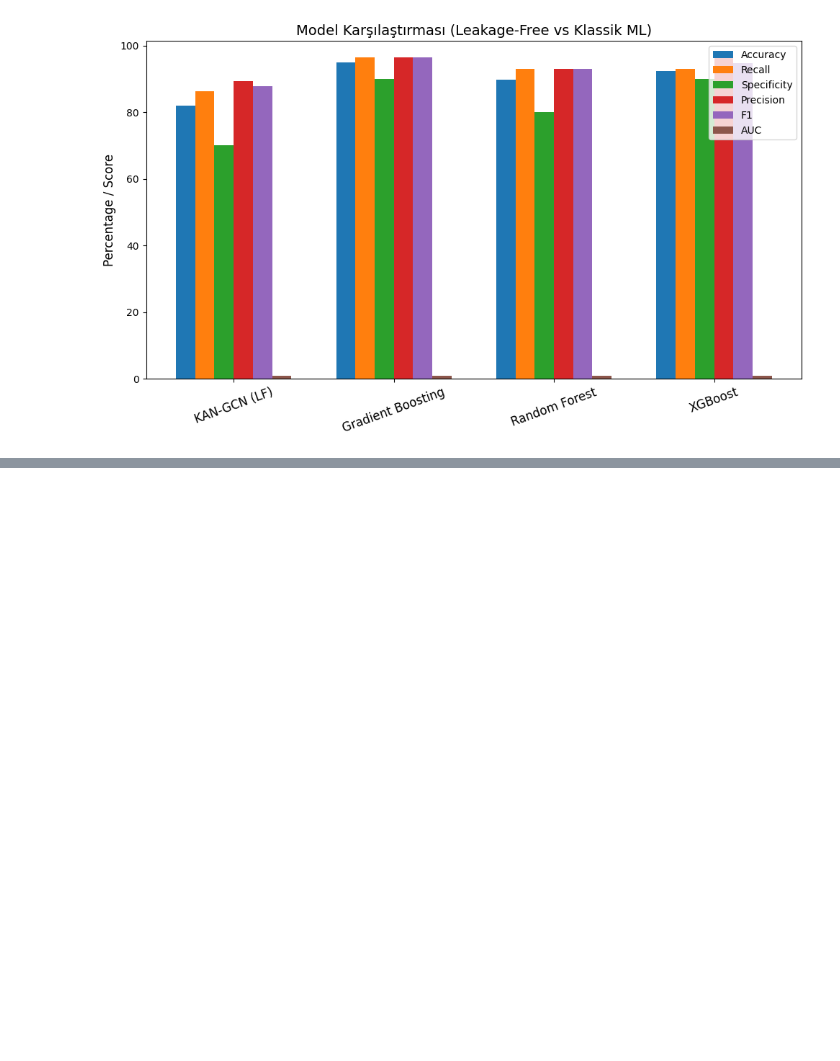
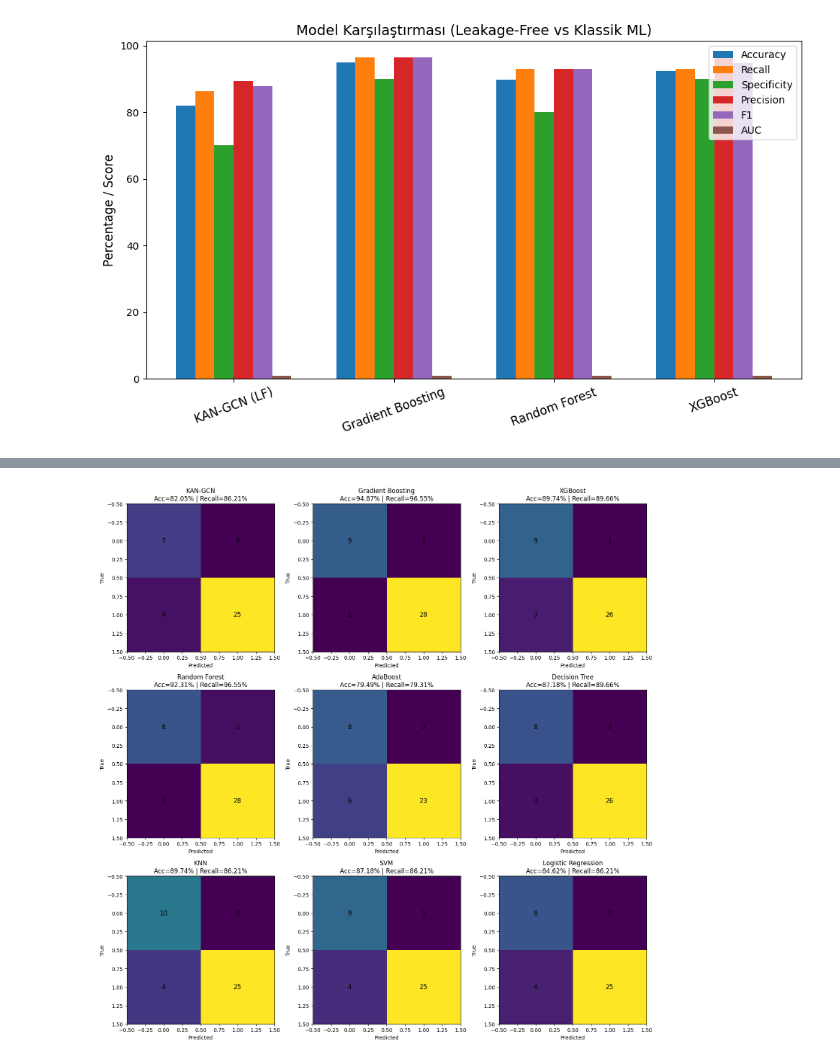
Before and after one commit to HasibeAltuntas06/Parkinson-Voice-Detection, a Jupyter notebook: son.ipynb, the cells around one changed output, grey strips where cells are left out. Cells and saved outputs as stored; diff of their text form; code cells hidden in the pictures; blank space fills up the shorter version.

```diff
--- a/son.ipynb
+++ b/son.ipynb
@@ -1362,0 +1206,35 @@ plt.show()
+# %%
+from sklearn.metrics import confusion_matrix, accuracy_score, recall_score
+import matplotlib.pyplot as plt
+import numpy as np
+
+models_preds = all_models_preds
+
+n_models = len(models_preds)
+cols = 3
+rows = int(np.ceil(n_models / cols))
+
+plt.figure(figsize=(15, 5 * rows))
+
+for i, (name, (preds, probs)) in enumerate(models_preds.items()):
+    cm = confusion_matrix(y_te_true, preds)
+
+    acc = accuracy_score(y_te_true, preds)*100
+    rec = recall_score(y_te_true, preds)*100
+
+    plt.subplot(rows, cols, i+1)
+    plt.imshow(cm)
+
+    plt.title(f"{name}\nAcc={acc:.2f}% | Recall={rec:.2f}%")
+
+    plt.xlabel("Predicted")
+    plt.ylabel("True")
+
+    for x in range(2):
+        for y in range(2):
+            plt.text(y, x, cm[x, y], ha="center", va="center", fontsize=12)
+
+plt.tight_layout()
+plt.show()
+# %% [output]
+[figure, added]
```
Also changed, not shown: parts of 4 cells of this notebook.
